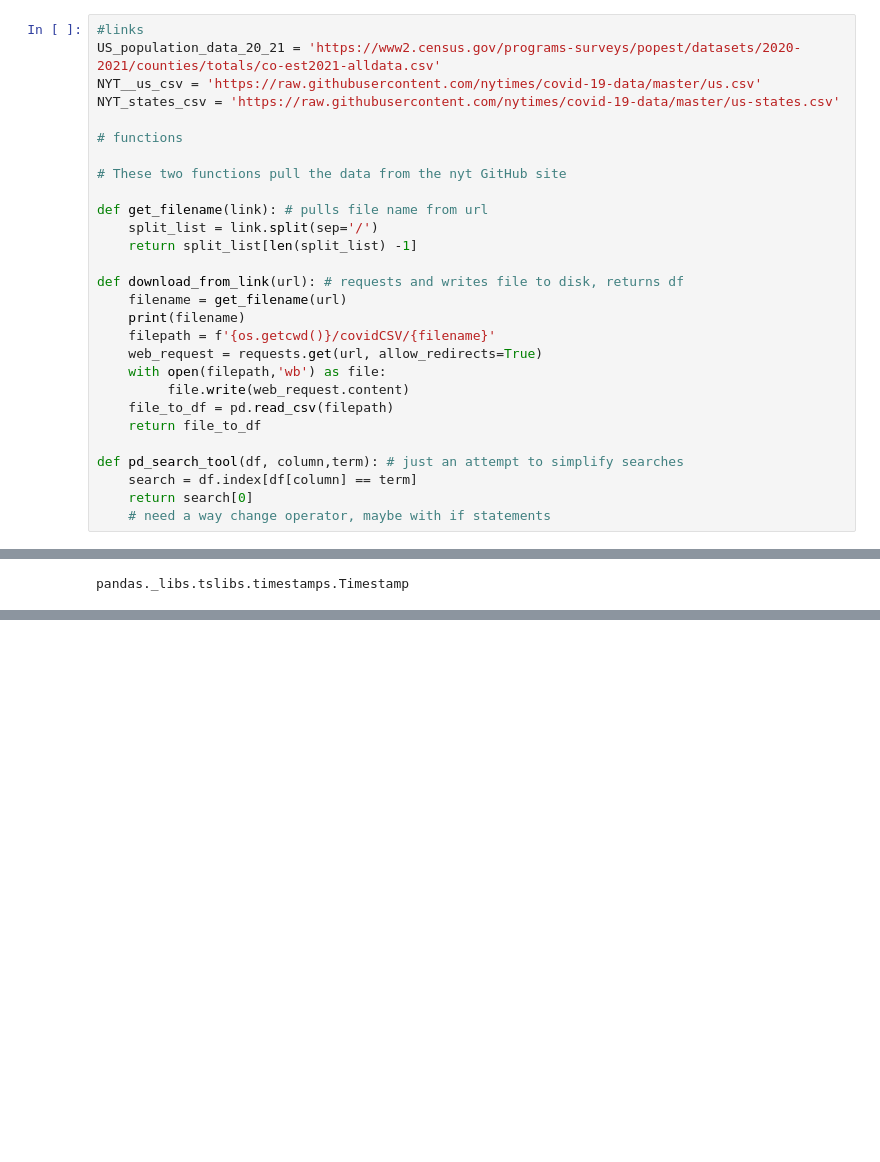
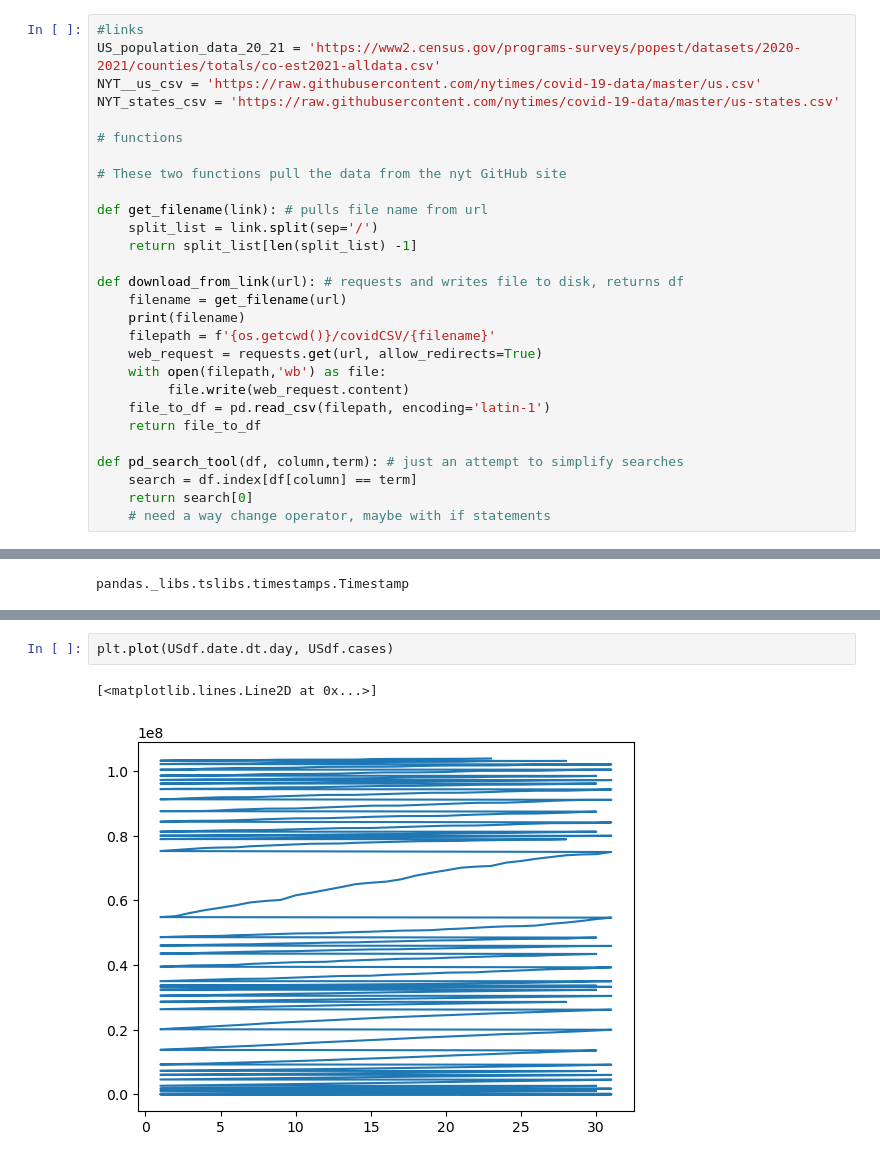
Before and after one commit to cskimm01/NYT_COV_visualize, a Jupyter notebook: covid_visuals.ipynb, the cells around one changed output, grey strips where cells are left out. Saved outputs shown, nothing was run; the diff lists cells and outputs as text; blank space fills up the shorter version.

```diff
--- a/covid_visuals.ipynb
+++ b/covid_visuals.ipynb
@@ -43,7 +44,7 @@ def download_from_link(url): # requests and writes file to disk, returns df
     web_request = requests.get(url, allow_redirects=True)
     with open(filepath,'wb') as file:
          file.write(web_request.content)
-    file_to_df = pd.read_csv(filepath)
+    file_to_df = pd.read_csv(filepath, encoding='latin-1')
     return file_to_df
 
 def pd_search_tool(df, column,term): # just an attempt to simplify searches
@@ -231,2 +312,7 @@ graph_over_time(US, '2_week_sum_over_population')
+# %%
+plt.plot(USdf.date.dt.day, USdf.cases)
+# %% [output]
+[<matplotlib.lines.Line2D at 0x...>]
+[figure, added]
 # %%
 CA = transform_data(country='USA', state='California')
```
Also changed, not shown: parts of 67 cells of this notebook, 1 other file.
